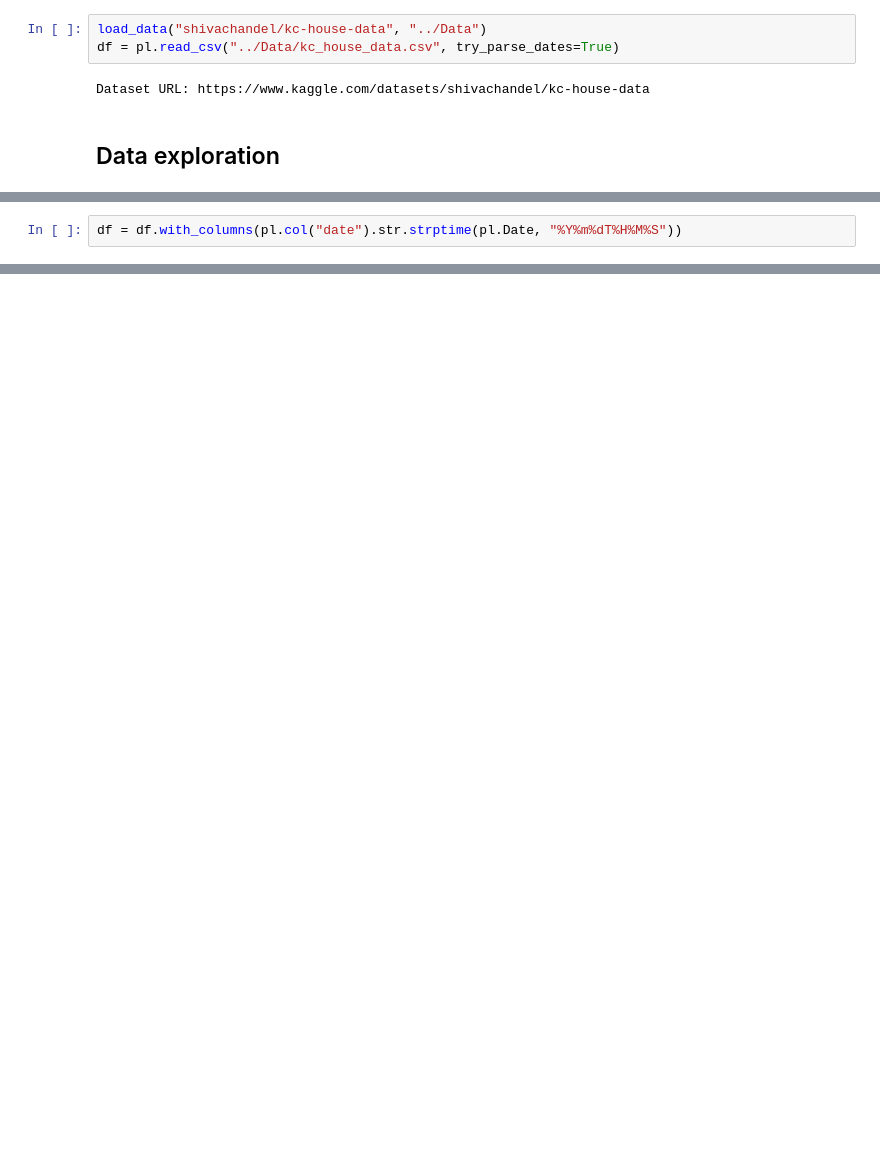
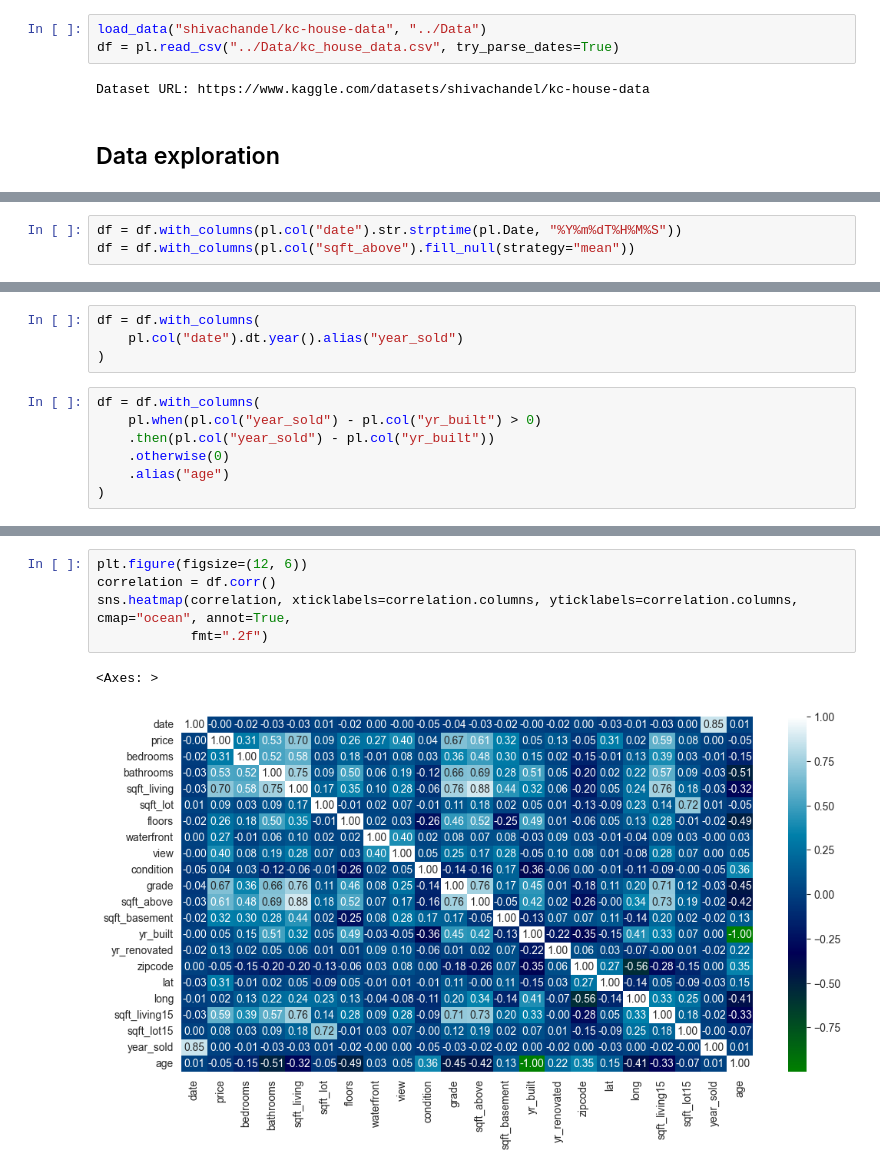
Before and after one commit to yasuomaidana/Data-Analysis, a Jupyter notebook: regression-analysis/polynomial-regression/Multiple Linear Regression.ipynb, the cells around one changed output, grey strips where cells are left out. Drawn from its saved outputs; the diff is of its cells as text; blank space fills up the shorter version.

```diff
--- a/regression-analysis/polynomial-regression/Multiple Linear Regression.ipynb
+++ b/regression-analysis/polynomial-regression/Multiple Linear Regression.ipynb
@@ -45,6 +45,7 @@ shape: (9, 22)
 | "max" | 9.9000e9 | "20150527T000000" | 7.7e6 | 33.0 | 8.0 | 13540.0 | 1.651359e6 | 3.5 | 1.0 | 4.0 | ... |
 # %%
 df = df.with_columns(pl.col("date").str.strptime(pl.Date, "%Y%m%dT%H%M%S"))
+df = df.with_columns(pl.col("sqft_above").fill_null(strategy="mean"))
 # %%
 df.head()
 # %% [output]
@@ -72,3 +73,14 @@ shape: (9, 21)
 | "50%" | "2014-10-16" | 450000.0 | 3.0 | 2.25 | 1910.0 | 7618.0 | 1.5 | 0.0 | 0.0 | ... |
 | "75%" | "2015-02-17" | 645000.0 | 4.0 | 2.5 | 2550.0 | 10688.0 | 2.0 | 0.0 | 0.0 | ... |
 | "max" | "2015-05-27" | 7.7e6 | 33.0 | 8.0 | 13540.0 | 1.651359e6 | 3.5 | 1.0 | 4.0 | ... |
+# %%
+df = df.with_columns(
+    pl.col("date").dt.year().alias("year_sold")
+)
+# %%
+df = df.with_columns(
+    pl.when(pl.col("year_sold") - pl.col("yr_built") > 0)
+    .then(pl.col("year_sold") - pl.col("yr_built"))
+    .otherwise(0)
+    .alias("age")
+)
@@ -74,0 +98,8 @@ shape: (9, 21)
+# %%
+plt.figure(figsize=(12, 6))
+correlation = df.corr()
+sns.heatmap(correlation, xticklabels=correlation.columns, yticklabels=correlation.columns, cmap="ocean", annot=True,
+            fmt=".2f")
+# %% [output]
+<Axes: >
+[figure, added]
```
Also changed, not shown: parts of 23 cells of this notebook.
